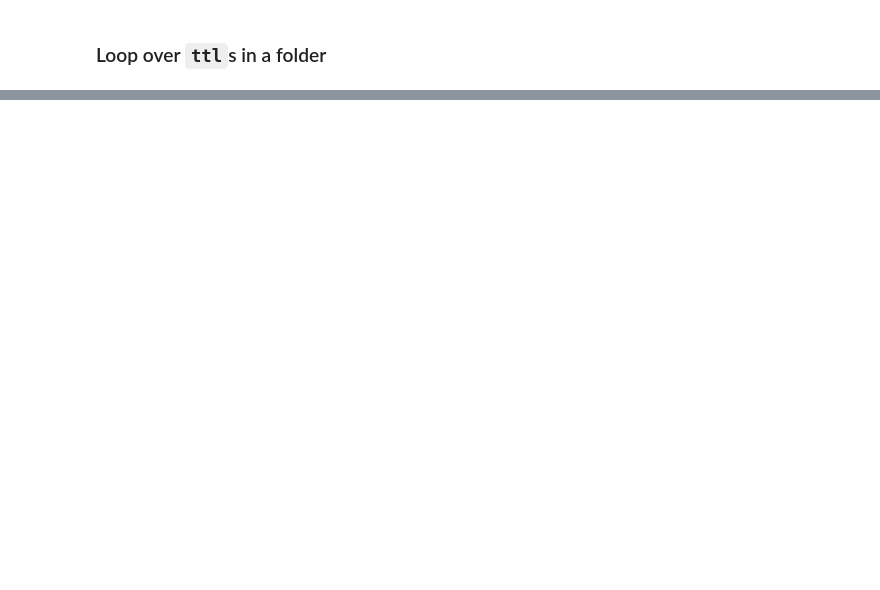
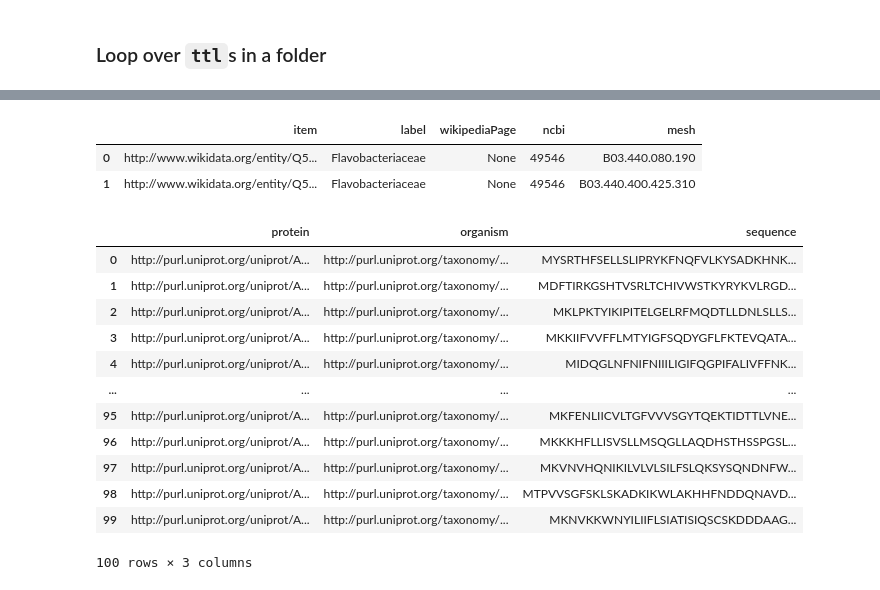
Before and after one commit to emo-bon/momics-demos, a Jupyter notebook: wfs_extra/01_fuseki_create_sparql_endpoint.ipynb, the cells around one changed output, grey strips where cells are left out. Cells and saved outputs as stored; diff of their text form; code cells hidden in the pictures; blank space fills up the shorter version.

```diff
--- a/wfs_extra/01_fuseki_create_sparql_endpoint.ipynb
+++ b/wfs_extra/01_fuseki_create_sparql_endpoint.ipynb
@@ -444,0 +356,65 @@ print(df)
+# %%
+# pure wiki query
+q = """
+PREFIX wdt:  <http://www.wikidata.org/prop/direct/>
+PREFIX rdfs:  <http://www.w3.org/2000/01/rdf-schema#>
+PREFIX schema: <https://schema.org/>
+
+SELECT ?item ?label ?wikipediaPage ?ncbi ?mesh
+WHERE {
+  SERVICE <https://query.wikidata.org/sparql> {
+    ?item wdt:P225 "Flavobacteriaceae" .
+    ?item rdfs:label ?label .
+    FILTER(LANG(?label) = "en")
+    OPTIONAL { ?item wdt:P685 ?ncbi }   # NCBI Taxon ID
+    # Find the Wikidata item whose MeSH descriptor ID is the same string
+    OPTIONAL { ?item wdt:P672 ?mesh }
+  }
+}
+LIMIT 10
+"""
+
+r = requests.get("http://localhost:3030/ssu", params={"query": q}, headers={"Accept": "application/sparql-results+json"})
+df = sparql_json_to_df(r.json())
+df
+# %% [output]
+|  | item | label | wikipediaPage | ncbi | mesh |
+| 0 | http://www.wikidata.org/entity/Q5... | Flavobacteriaceae | None | 49546 | B03.440.080.190 |
+| 1 | http://www.wikidata.org/entity/Q5... | Flavobacteriaceae | None | 49546 | B03.440.400.425.310 |
+# %%
+q = """
+PREFIX rdf: <http://www.w3.org/1999/02/22-rdf-syntax-ns#>
+PREFIX rdfs: <http://www.w3.org/2000/01/rdf-schema#>
+PREFIX taxon: <http://purl.uniprot.org/taxonomy/>
+PREFIX up: <http://purl.uniprot.org/core/>
+
+SELECT ?protein ?organism ?sequence
+WHERE {
+    ?protein a up:Protein ;
+             up:organism ?organism ;
+             up:sequence ?seqNode .
+    ?seqNode rdf:value ?sequence .
+
+    # Only proteins under taxon 49546
+    ?organism rdfs:subClassOf taxon:49546 .
+}
+LIMIT 100
+"""
+
+r = requests.get("https://sparql.uniprot.org/sparql", params={"query": q}, headers={"Accept": "application/sparql-results+json"})
+df = sparql_json_to_df(r.json())
+df
+# %% [output]
+|  | protein | organism | sequence |
+| 0 | http://purl.uniprot.org/uniprot/A... | http://purl.uniprot.org/taxonomy/... | MYSRTHFSELLSLIPRYKFNQFVLKYSADKHNK... |
+| 1 | http://purl.uniprot.org/uniprot/A... | http://purl.uniprot.org/taxonomy/... | MDFTIRKGSHTVSRLTCHIVWSTKYRYKVLRGD... |
+| 2 | http://purl.uniprot.org/uniprot/A... | http://purl.uniprot.org/taxonomy/... | MKLPKTYIKIPITELGELRFMQDTLLDNLSLLS... |
+| 3 | http://purl.uniprot.org/uniprot/A... | http://purl.uniprot.org/taxonomy/... | MKKIIFVVFFLMTYIGFSQDYGFLFKTEVQATA... |
+| 4 | http://purl.uniprot.org/uniprot/A... | http://purl.uniprot.org/taxonomy/... | MIDQGLNFNIFNIIILIGIFQGPIFALIVFFNK... |
+| ... | ... | ... | ... |
+| 95 | http://purl.uniprot.org/uniprot/A... | http://purl.uniprot.org/taxonomy/... | MKFENLIICVLTGFVVVSGYTQEKTIDTTLVNE... |
+| 96 | http://purl.uniprot.org/uniprot/A... | http://purl.uniprot.org/taxonomy/... | MKKKHFLLISVSLLMSQGLLAQDHSTHSSPGSL... |
+| 97 | http://purl.uniprot.org/uniprot/A... | http://purl.uniprot.org/taxonomy/... | MKVNVHQNIKILVLVLSILFSLQKSYSQNDNFW... |
+| 98 | http://purl.uniprot.org/uniprot/A... | http://purl.uniprot.org/taxonomy/... | MTPVVSGFSKLSKADKIKWLAKHHFNDDQNAVD... |
+| 99 | http://purl.uniprot.org/uniprot/A... | http://purl.uniprot.org/taxonomy/... | MKNVKKWNYILIIFLSIATISIQSCSKDDDAAG... |
+100 rows × 3 columns
```
Also changed, not shown: parts of 48 cells of this notebook, 1 other file.
